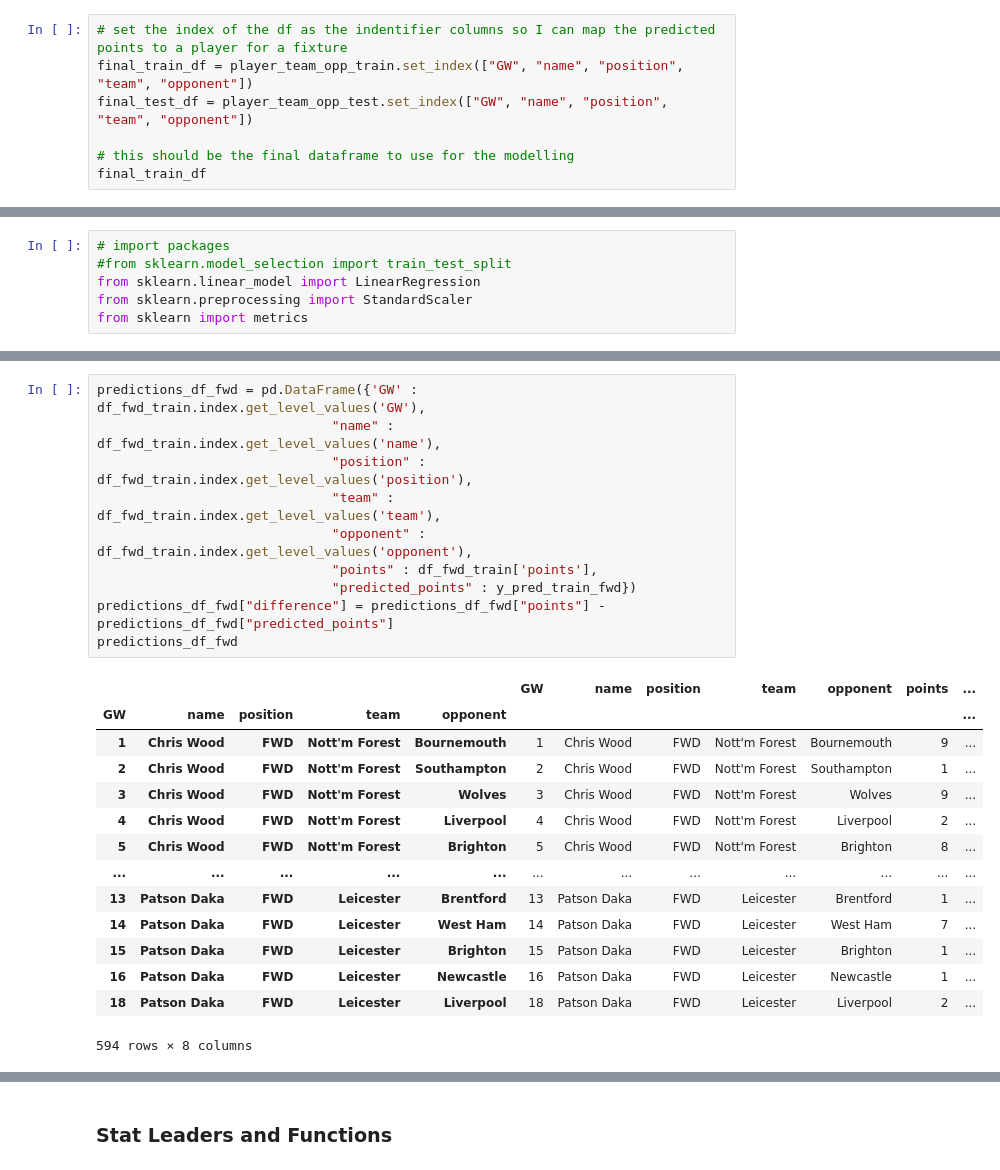
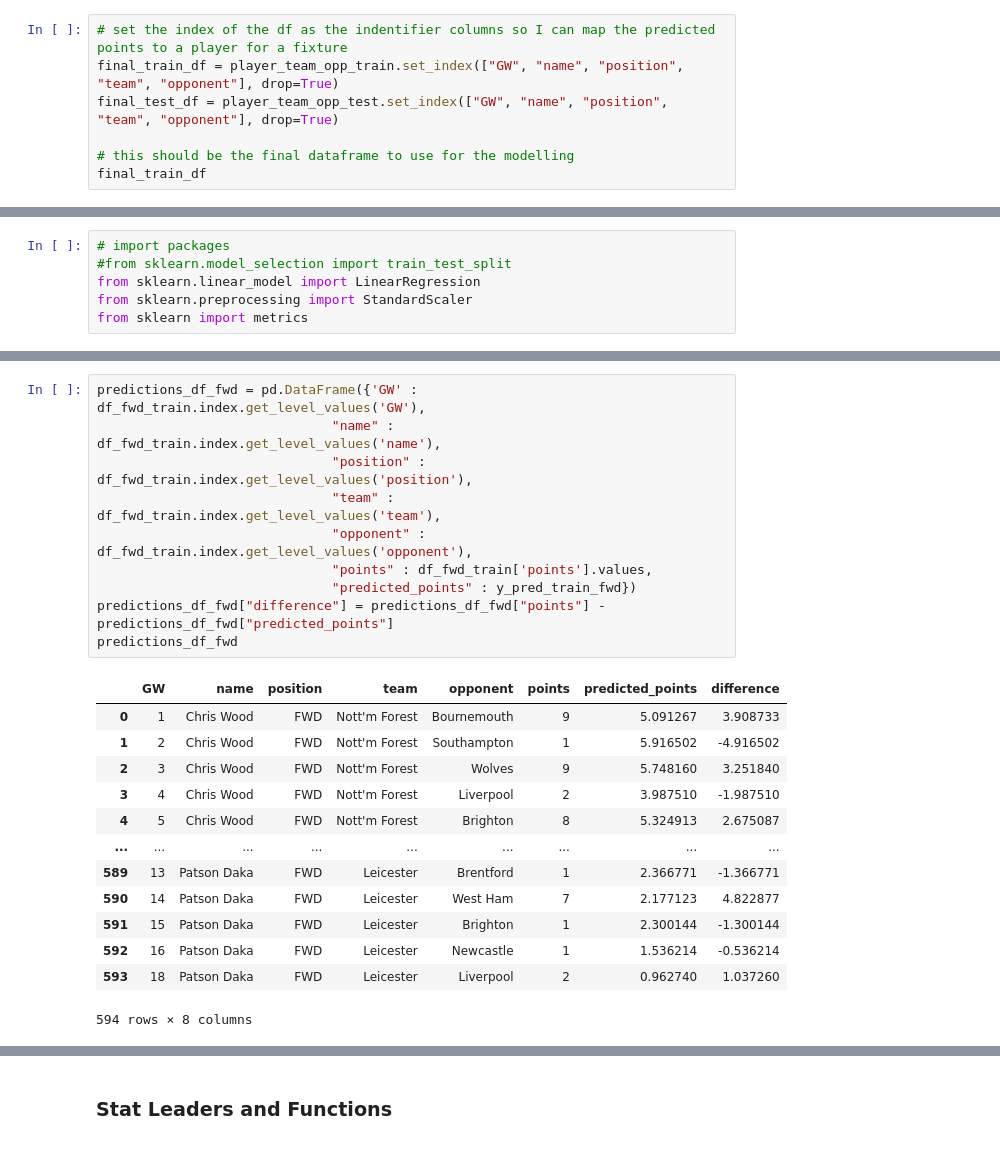
Before and after one commit to mattfurey1/fpl_points_predictor, a Jupyter notebook: project.ipynb, the cells around one changed output, grey strips where cells are left out. Saved outputs shown, nothing was run; the diff lists cells and outputs as text.

```diff
--- a/project.ipynb
+++ b/project.ipynb
@@ -521,7 +514,7 @@ player_team_opp_test = player_team_opp_test.drop(columns=["fixture", "team_oppon
 # %%
 # set the index of the df as the indentifier columns so I can map the predicted points to a player for a fixture
-final_train_df = player_team_opp_train.set_index(["GW", "name", "position", "team", "opponent"])
-final_test_df = player_team_opp_test.set_index(["GW", "name", "position", "team", "opponent"])
+final_train_df = player_team_opp_train.set_index(["GW", "name", "position", "team", "opponent"], drop=True)
+final_test_df = player_team_opp_test.set_index(["GW", "name", "position", "team", "opponent"], drop=True)
 
 # this should be the final dataframe to use for the modelling
 final_train_df
@@ -690,26 +842,25 @@ Testing Root Mean Squared Error: 3.3569450285412037
 # %%
 predictions_df_fwd = pd.DataFrame({'GW' : df_fwd_train.index.get_level_values('GW'),
                               "name" : df_fwd_train.index.get_level_values('name'),
                               "position" : df_fwd_train.index.get_level_values('position'),
                               "team" : df_fwd_train.index.get_level_values('team'),
                               "opponent" : df_fwd_train.index.get_level_values('opponent'),
-                              "points" : df_fwd_train['points'],
+                              "points" : df_fwd_train['points'].values,
                               "predicted_points" : y_pred_train_fwd})
 predictions_df_fwd["difference"] = predictions_df_fwd["points"] - predictions_df_fwd["predicted_points"]
 predictions_df_fwd
 # %% [output]
-|  |  |  |  |  | GW | name | position | team | opponent | points | ... |
-| GW | name | position | team | opponent |  |  |  |  |  |  | ... |
-| 1 | Chris Wood | FWD | Nott'm Forest | Bournemouth | 1 | Chris Wood | FWD | Nott'm Forest | Bournemouth | 9 | ... |
-| 2 | Chris Wood | FWD | Nott'm Forest | Southampton | 2 | Chris Wood | FWD | Nott'm Forest | Southampton | 1 | ... |
-| 3 | Chris Wood | FWD | Nott'm Forest | Wolves | 3 | Chris Wood | FWD | Nott'm Forest | Wolves | 9 | ... |
-| 4 | Chris Wood | FWD | Nott'm Forest | Liverpool | 4 | Chris Wood | FWD | Nott'm Forest | Liverpool | 2 | ... |
-| 5 | Chris Wood | FWD | Nott'm Forest | Brighton | 5 | Chris Wood | FWD | Nott'm Forest | Brighton | 8 | ... |
-| ... | ... | ... | ... | ... | ... | ... | ... | ... | ... | ... | ... |
-| 13 | Patson Daka | FWD | Leicester | Brentford | 13 | Patson Daka | FWD | Leicester | Brentford | 1 | ... |
-| 14 | Patson Daka | FWD | Leicester | West Ham | 14 | Patson Daka | FWD | Leicester | West Ham | 7 | ... |
-| 15 | Patson Daka | FWD | Leicester | Brighton | 15 | Patson Daka | FWD | Leicester | Brighton | 1 | ... |
-| 16 | Patson Daka | FWD | Leicester | Newcastle | 16 | Patson Daka | FWD | Leicester | Newcastle | 1 | ... |
-| 18 | Patson Daka | FWD | Leicester | Liverpool | 18 | Patson Daka | FWD | Leicester | Liverpool | 2 | ... |
+|  | GW | name | position | team | opponent | points | predicted_points | difference |
+| 0 | 1 | Chris Wood | FWD | Nott'm Forest | Bournemouth | 9 | 5.091267 | 3.908733 |
+| 1 | 2 | Chris Wood | FWD | Nott'm Forest | Southampton | 1 | 5.916502 | -4.916502 |
+| 2 | 3 | Chris Wood | FWD | Nott'm Forest | Wolves | 9 | 5.748160 | 3.251840 |
+| 3 | 4 | Chris Wood | FWD | Nott'm Forest | Liverpool | 2 | 3.987510 | -1.987510 |
+| 4 | 5 | Chris Wood | FWD | Nott'm Forest | Brighton | 8 | 5.324913 | 2.675087 |
+| ... | ... | ... | ... | ... | ... | ... | ... | ... |
+| 589 | 13 | Patson Daka | FWD | Leicester | Brentford | 1 | 2.366771 | -1.366771 |
+| 590 | 14 | Patson Daka | FWD | Leicester | West Ham | 7 | 2.177123 | 4.822877 |
+| 591 | 15 | Patson Daka | FWD | Leicester | Brighton | 1 | 2.300144 | -1.300144 |
+| 592 | 16 | Patson Daka | FWD | Leicester | Newcastle | 1 | 1.536214 | -0.536214 |
+| 593 | 18 | Patson Daka | FWD | Leicester | Liverpool | 2 | 0.962740 | 1.037260 |
 594 rows × 8 columns
 # %%
```
Also changed, not shown: parts of 29 cells of this notebook.
